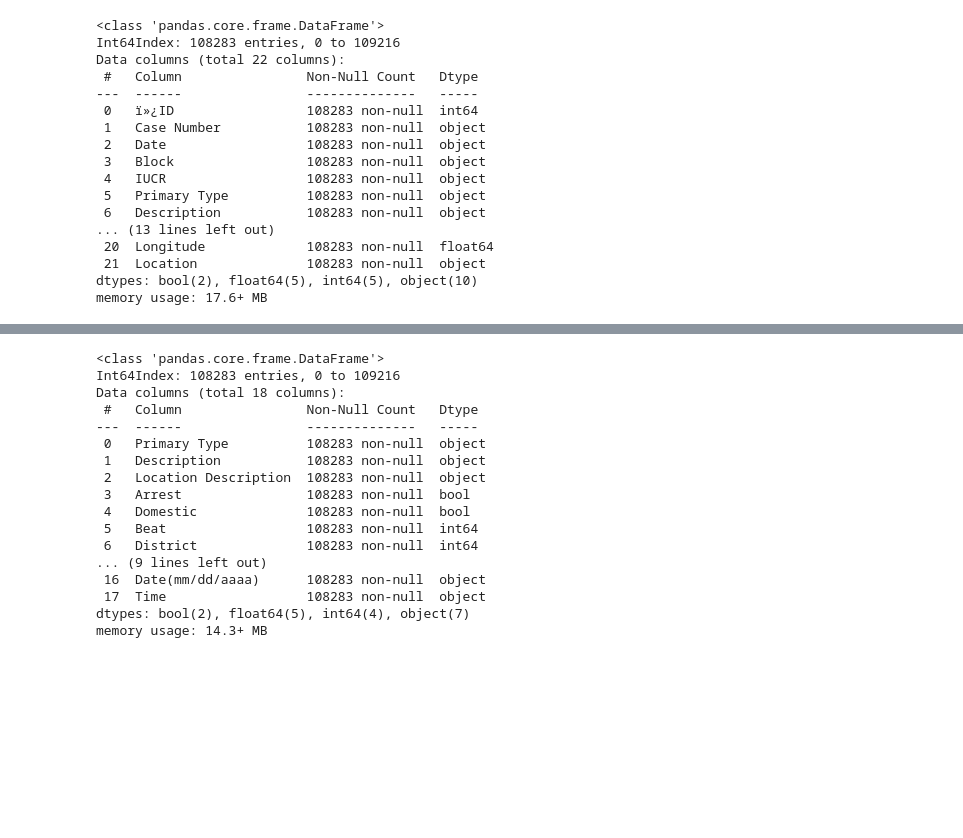
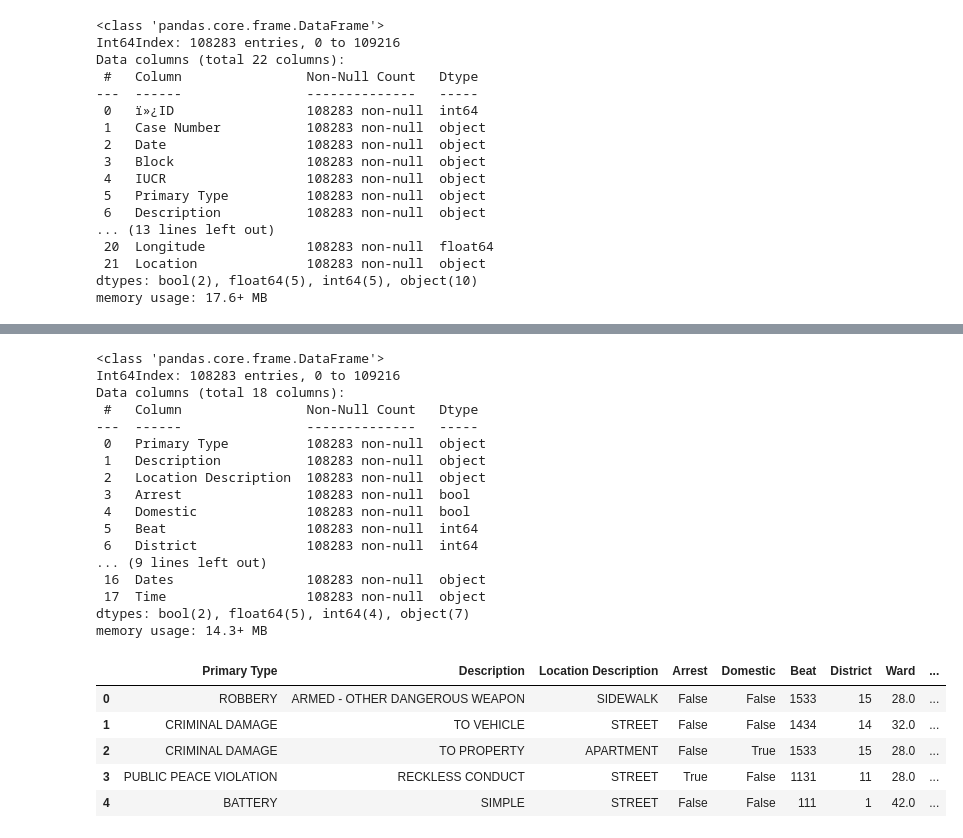
Before and after one commit to MidnightAlex6/Chicago-Crime-Analysis, a Jupyter notebook: retrieving_data.ipynb, the cells around one changed output, grey strips where cells are left out. Drawn from its saved outputs; the diff is of its cells as text; code cells hidden in the pictures; blank space fills up the shorter version.

```diff
--- a/retrieving_data.ipynb
+++ b/retrieving_data.ipynb
@@ -71,7 +71,7 @@ crimes_df.head(10)
 date_df = crimes_df["Date"].str.split(" ", n = 1, expand = True)
 
 # Inserting new columns in data frame
-crimes_df["Date(mm/dd/aaaa)"] = date_df[0]
+crimes_df["Dates"] = date_df[0]
 crimes_df["Time"] = date_df[1]
 
 # Dropping Date column
@@ -108,10 +108,21 @@ Data columns (total 18 columns):
  5   Beat                  108283 non-null  int64
  6   District              108283 non-null  int64
 ... (9 lines left out)
- 16  Date(mm/dd/aaaa)      108283 non-null  object
+ 16  Dates                 108283 non-null  object
  17  Time                  108283 non-null  object
 dtypes: bool(2), float64(5), int64(4), object(7)
 memory usage: 14.3+ MB
+# %%
+crimes_df["Month"] = crimes_df['Dates'].astype('datetime64').dt.strftime("%B")
+# %%
+crimes_df.head()
+# %% [output]
+|  | Primary Type | Description | Location Description | Arrest | Domestic | Beat | District | Ward | ... |
+| 0 | ROBBERY | ARMED - OTHER DANGEROUS WEAPON | SIDEWALK | False | False | 1533 | 15 | 28.0 | ... |
+| 1 | CRIMINAL DAMAGE | TO VEHICLE | STREET | False | False | 1434 | 14 | 32.0 | ... |
+| 2 | CRIMINAL DAMAGE | TO PROPERTY | APARTMENT | False | True | 1533 | 15 | 28.0 | ... |
+| 3 | PUBLIC PEACE VIOLATION | RECKLESS CONDUCT | STREET | True | False | 1131 | 11 | 28.0 | ... |
+| 4 | BATTERY | SIMPLE | STREET | False | False | 111 | 1 | 42.0 | ... |
 # %%
 # Export clean csv
 crimes_df.to_csv("static/data/Clear_Crimes_2023.csv", index=True)
```
Also changed, not shown: 8 other files.
